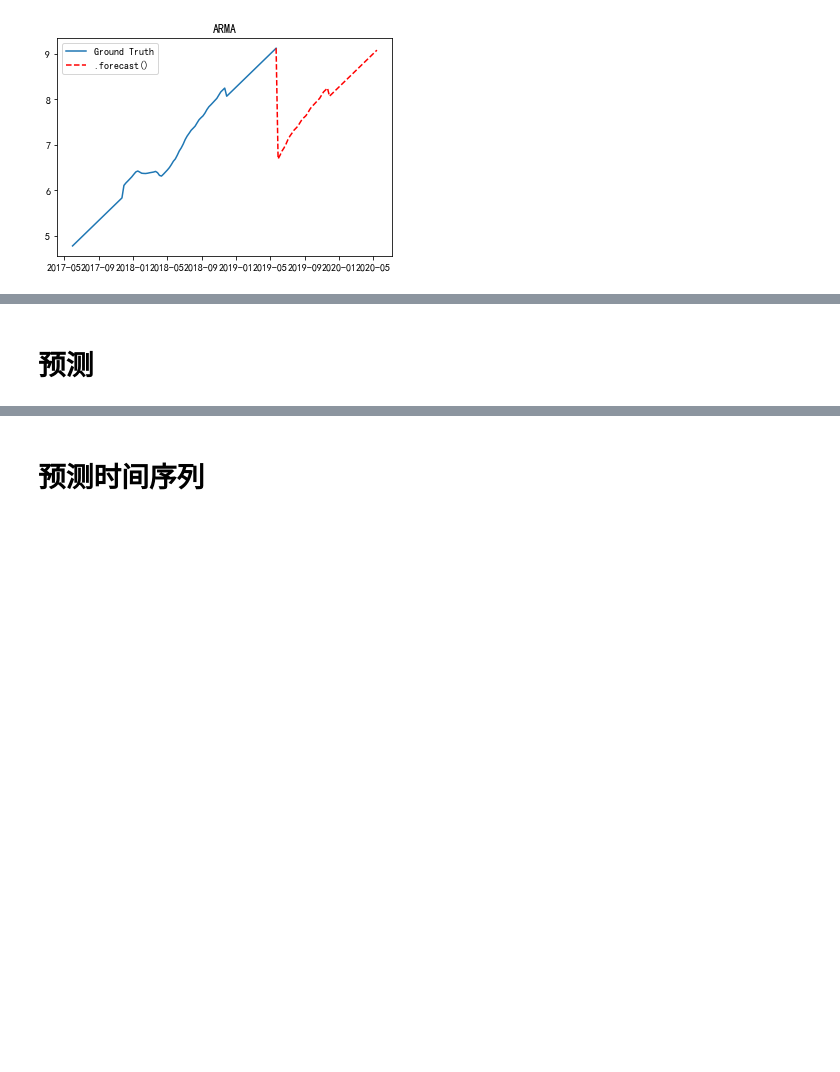
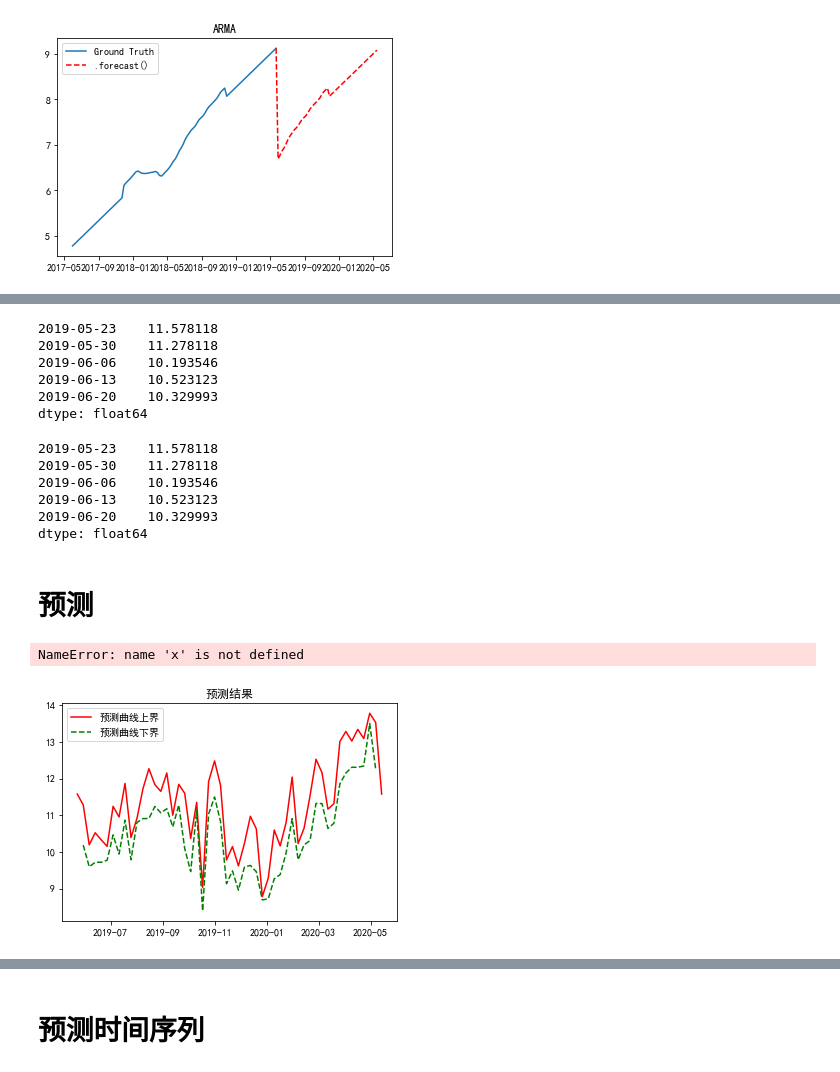
Before and after one commit to Perilla000leaves/Analytics_Vidhya, a Jupyter notebook: Articles/Time_Series_Analysis/Time_Series_Load.ipynb, the cells around one changed output, grey strips where cells are left out. Saved outputs shown, nothing was run; the diff lists cells and outputs as text; code cells hidden in the pictures; blank space fills up the shorter version.

```diff
--- a/Articles/Time_Series_Analysis/Time_Series_Load.ipynb
+++ b/Articles/Time_Series_Analysis/Time_Series_Load.ipynb
@@ -21,7 +21,7 @@ from sklearn.linear_model import LassoCV, RidgeCV, LinearRegression
 
 %matplotlib inline
 from matplotlib.pylab import rcParams
-rcParams['figure.figsize'] = 20, 8
+rcParams['figure.figsize'] = 30,12
 rcParams['font.sans-serif']=['SimHei']
 rcParams['axes.unicode_minus'] = False
 warnings.filterwarnings(action='once')
@@ -615,5 +618,5 @@ print(residual_coefficient)
 # %%
-residual_model =  compare_ARIMA_modes(residual,(residual_coefficient[1], 1, residual_coefficient[2]))
+residual_model =  compare_ARIMA_modes(residual,(18, 1, 8))
 # %%
 plt.plot(residual, label='Ground Truth')
 plt.plot(residual_model['Predictions forecast'], color='red', label='.forecast()',linestyle='dashed')
@@ -624,5 +629,13 @@ plt.show(block=False)
 # %%
 seasonal_f=season_forcast_year(seasonal)
 # %%
-forcast_model = arma['Predictions forecast']+residual_model['Predictions forecast']+seasonal_f
+forcast_model = linear_predict['Predictions'][1:-1]+2.5+residual_model['Predictions forecast']+seasonal_f
+forcast_model.fillna(11.578118,inplace=True)
 forcast_model.head()
+# %% [output]
+2019-05-23    11.578118
+2019-05-30    11.278118
+2019-06-06    10.193546
+2019-06-13    10.523123
+2019-06-20    10.329993
+dtype: float64
@@ -631,4 +642,37 @@ forcast_model_least=arma['Predictions forecast']+seasonal_f
+# %%
+forcast_model_least=linear_predict['Predictions'][1:-1]+2.5+seasonal_f
+#forcast_model_least.fillna(11.578118,inplace=True)
+forcast_model.head()
+# %% [output]
+2019-05-23    11.578118
+2019-05-30    11.278118
+2019-06-06    10.193546
+2019-06-13    10.523123
+2019-06-20    10.329993
+dtype: float64
 # %% [markdown]
 # 预测
+# %%
+import math
+y=1/(1+5*math.e**(1-x))
+plt(x,y)
+plt.plot(ts, label='历史负荷')
+plt.plot(forcast_model, color='red', label='预测曲线上界')
+plt.plot(forcast_model_least, color='green', label='预测曲线下界',linestyle='dashed')
+plt.legend(loc='best')
+plt.title('预测结果')
+plt.savefig('foo.png')
+plt.show()
+# %% [output]
+NameError: name 'x' is not defined
+# %%
+plt.plot(forcast_model, color='red', label='预测曲线上界')
+plt.plot(forcast_model_least, color='green', label='预测曲线下界',linestyle='dashed')
+plt.legend(loc='best')
+plt.title('预测结果')
+plt.savefig('foo.png')
+plt.show()
+# %% [output]
+[figure, added]
 # %%
 plt.plot(ts, label='Ground Truth')
```
Also changed, not shown: parts of 25 cells of this notebook, 1 other file.
